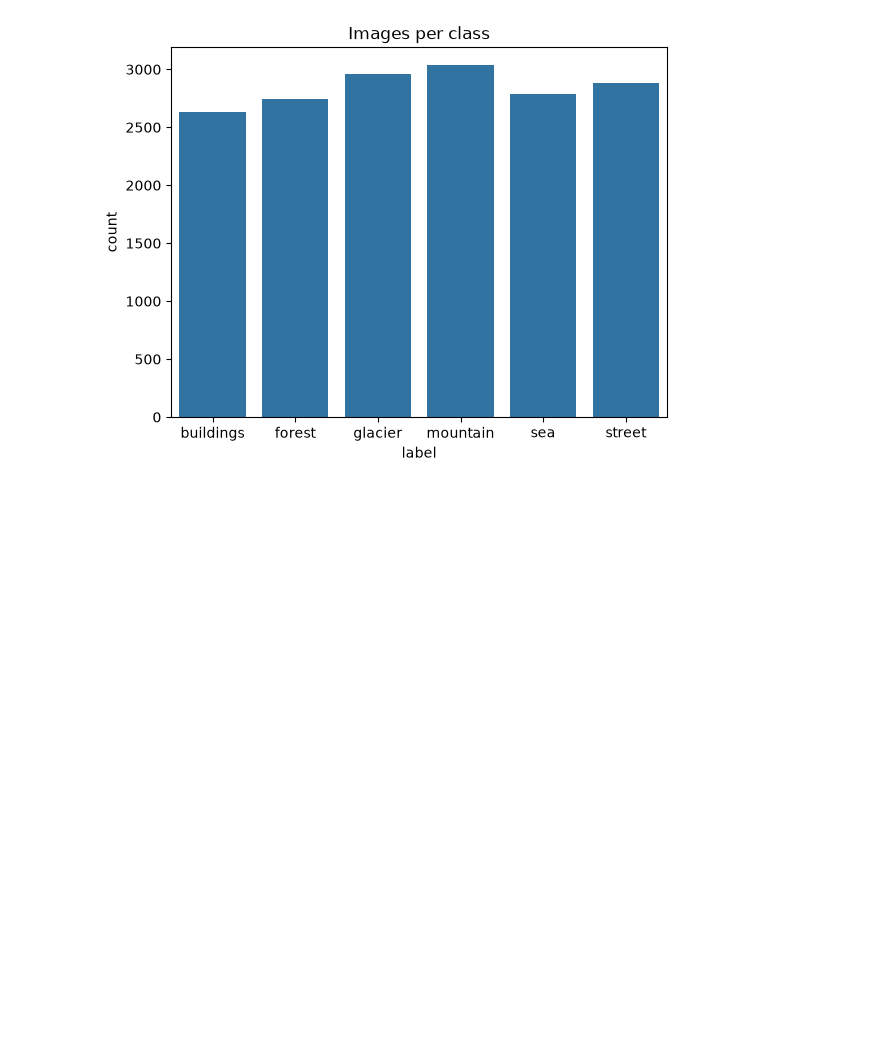
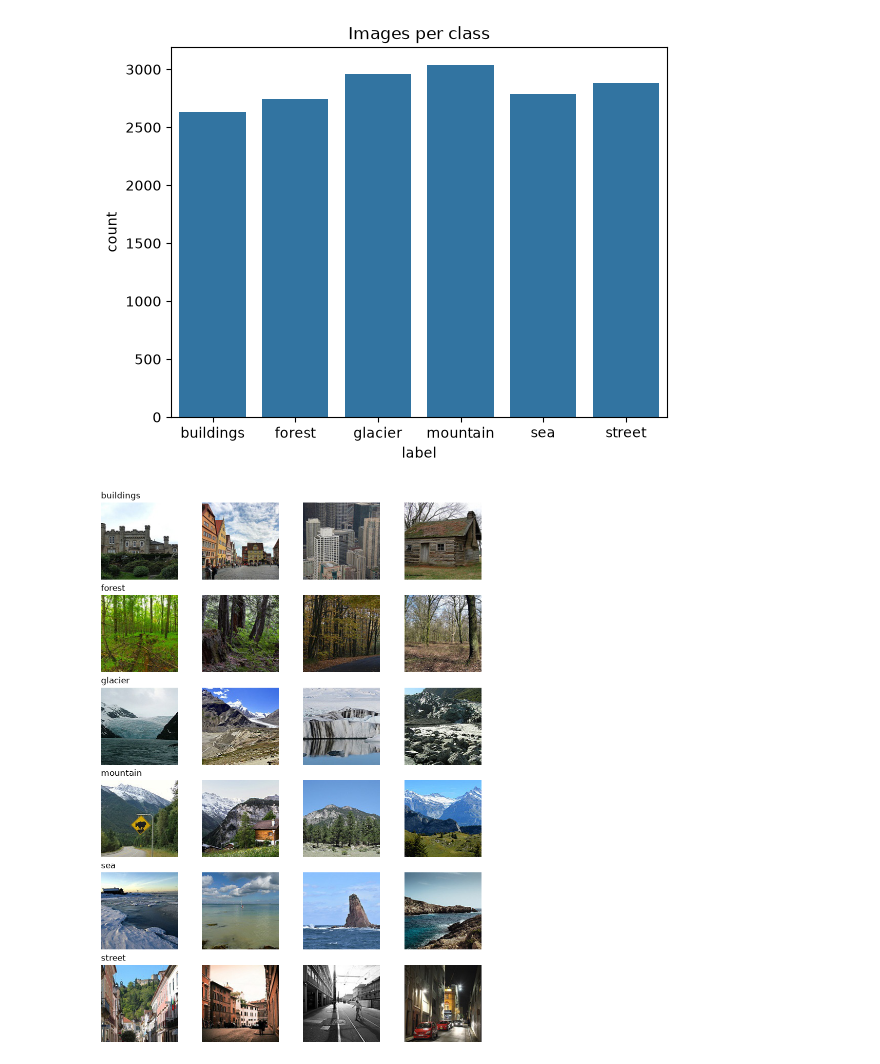
Before and after one commit to amineElgaini/scene-vision-cnn, a Jupyter notebook: notebooks/01_exploration.ipynb, the cells around one changed output. Drawn from its saved outputs; the diff is of its cells as text; code cells hidden in the pictures; blank space fills up the shorter version.

Commit message:
check if images data are fine

```diff
--- a/notebooks/01_exploration.ipynb
+++ b/notebooks/01_exploration.ipynb
@@ -40,3 +40,19 @@ forest       2745
 buildings    2628
 Name: count, dtype: int64
 [figure]
+# %%
+from PIL import Image
+
+classes = sorted(df["label"].unique())
+fig, axes = plt.subplots(len(classes), 4, figsize=(10, 14))
+
+for i, c in enumerate(classes):
+    samples = df[df["label"] == c].sample(4, random_state=1)
+    for j, path in enumerate(samples["path"]):
+        axes[i, j].imshow(Image.open(path))
+        axes[i, j].axis("off")
+        if j == 0:
+            axes[i, j].set_title(c, loc="left")
+plt.show()
+# %% [output]
+[figure, added]
```
